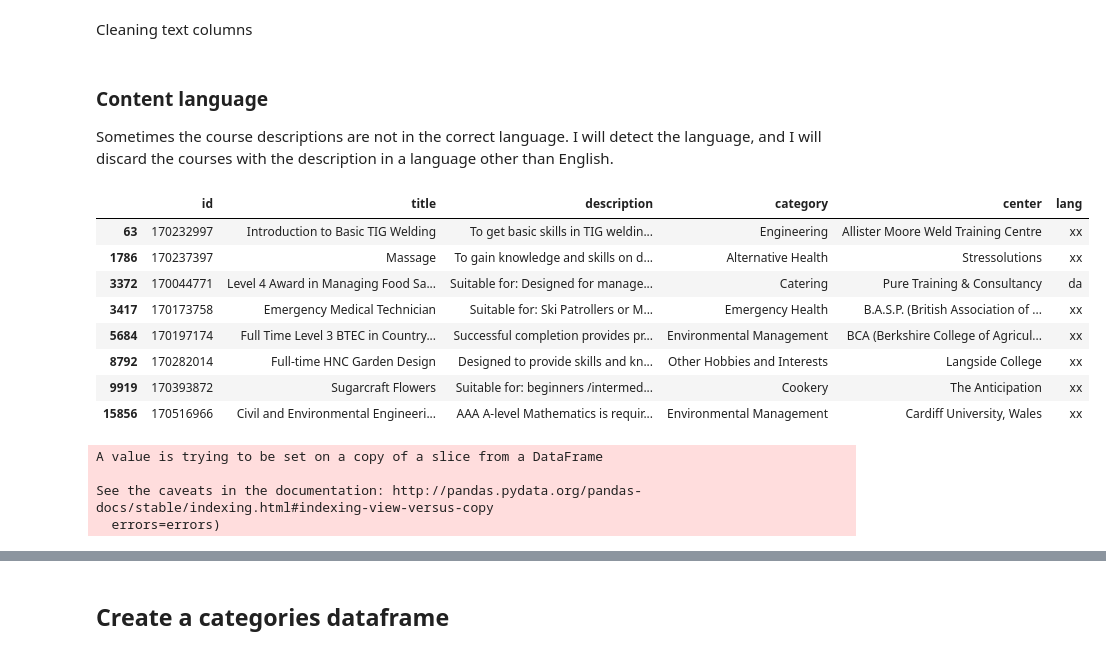
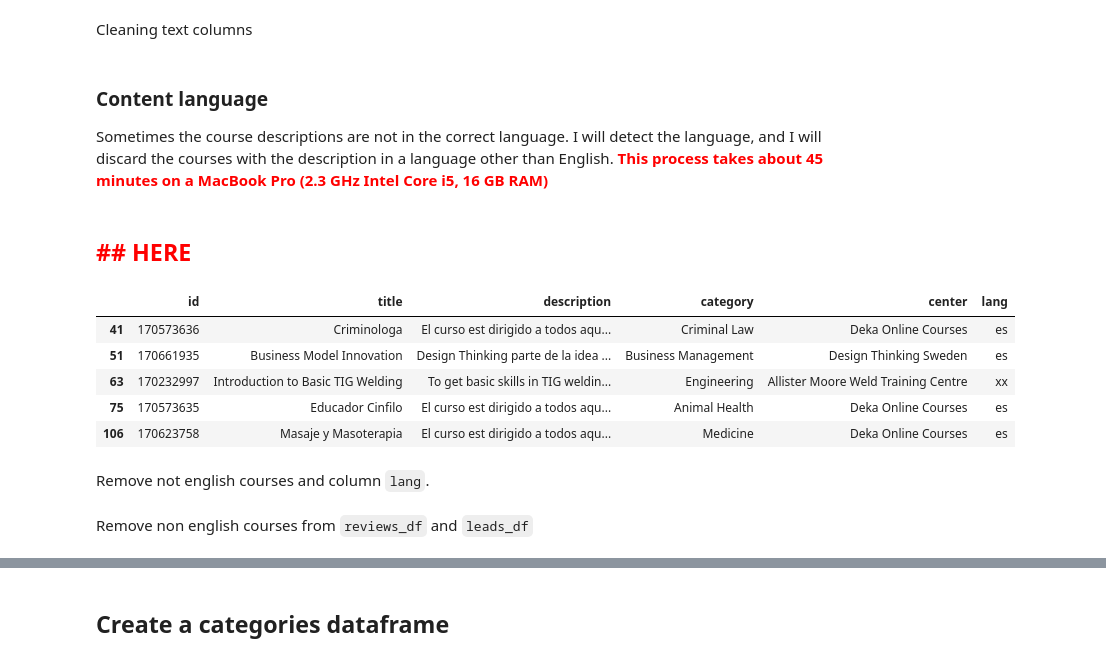
Before and after one commit to fdelgados/recommendations-web, a Jupyter notebook: notebooks/Extract Data.ipynb, the cells around one changed output, grey strips where cells are left out. Saved outputs shown, nothing was run; the diff lists cells and outputs as text; code cells hidden in the pictures.

```diff
--- a/notebooks/Extract Data.ipynb
+++ b/notebooks/Extract Data.ipynb
@@ -233,5 +203,0 @@ def get_c(df=reviews_df):
-# %%
-reviews_avg_rating = reviews_df.apply(average_rating, axis=1, args=(reviews_df,))
-reviews_df = pd.concat([reviews_df, reviews_avg_rating], axis=1)
-
-reviews_df.head()
@@ -268,11 +204,3 @@ def weighted_rating_average(row, C, m):
-# %%
-C = get_c(reviews_df)
-
-rating_average_s = reviews_df.apply(weighted_rating_average, axis=1, args=(C, 50))
-
-reviews_df = pd.concat([reviews_df, rating_average_s], axis=1)
-# %%
-reviews_df['num_reviews'] = reviews_df['num_reviews'].astype(int)
 # %%
 reviews_df.head()
 # %% [output]
@@ -287,14 +215,14 @@ reviews_df.head()
 
 I will create a dataframe of unique courses from the reviews and leads dataframes
 # %%
-course_info = ['course_id', 'course_title', 'course_description', 'course_category', 'center']
+keep_columns = ['course_id', 'course_title', 'course_description', 'course_category', 'center']
 
-courses_from_leads = leads_df[course_info].drop_duplicates('course_id')
-courses_from_reviews = reviews_df[course_info].drop_duplicates('course_id')
+courses_from_leads = leads_df[keep_columns].drop_duplicates('course_id')
+courses_from_reviews = reviews_df[keep_columns].drop_duplicates('course_id')
 
 courses_df = pd.merge(courses_from_leads, courses_from_reviews,
-                      left_on=course_info,
-                      right_on=course_info,
+                      left_on=keep_columns,
+                      right_on=keep_columns,
                       how='outer')
 
 courses_df.head()
@@ -337,7 +265,7 @@ courses_df['center'] = courses_df['center'].apply(clean_text)
 # %% [markdown]
 ### Content language
 
-Sometimes the course descriptions are not in the correct language. I will detect the language, and I will discard the courses with the description in a language other than English.
+Sometimes the course descriptions are not in the correct language. I will detect the language, and I will discard the courses with the description in a language other than English. <span style="color:red">**This process takes about 45 minutes on a MacBook Pro (2.3 GHz Intel Core i5, 16 GB RAM)**</span>
 # %%
 lang_detector = LangDetector()
 def get_lang(text):
@@ -355,25 +283,24 @@ def get_lang(text):
         return lang_detector.iso_639_1_code(text)
     except ValueError:
         return LangDetector.DEFAULT_LANGUAGE
+# %% [markdown]
+<h2 style="color:red">## HERE</h2>
 # %%
 courses_df['lang'] = courses_df['description'].apply(get_lang)
 # %%
-courses_df[courses_df['lang'] != 'en']
+not_english_courses = courses_df[courses_df['lang'] != 'en']
+not_english_courses.head()
 # %% [output]
 |  | id | title | description | category | center | lang |
+| 41 | 170573636 | Criminologa | El curso est dirigido a todos aqu... | Criminal Law | Deka Online Courses | es |
+| 51 | 170661935 | Business Model Innovation | Design Thinking parte de la idea ... | Business Management | Design Thinking Sweden | es |
 | 63 | 170232997 | Introduction to Basic TIG Welding | To get basic skills in TIG weldin... | Engineering | Allister Moore Weld Training Centre | xx |
-| 1786 | 170237397 | Massage | To gain knowledge and skills on d... | Alternative Health | Stressolutions | xx |
-| 3372 | 170044771 | Level 4 Award in Managing Food Sa... | Suitable for: Designed for manage... | Catering | Pure Training & Consultancy | da |
-| 3417 | 170173758 | Emergency Medical Technician | Suitable for: Ski Patrollers or M... | Emergency Health | B.A.S.P. (British Association of ... | xx |
-| 5684 | 170197174 | Full Time Level 3 BTEC in Country... | Successful completion provides pr... | Environmental Management | BCA (Berkshire College of Agricul... | xx |
-| 8792 | 170282014 | Full-time HNC Garden Design | Designed to provide skills and kn... | Other Hobbies and Interests | Langside College | xx |
-| 9919 | 170393872 | Sugarcraft Flowers | Suitable for: beginners /intermed... | Cookery | The Anticipation | xx |
-| 15856 | 170516966 | Civil and Environmental Engineeri... | AAA A-level Mathematics is requir... | Environmental Management | Cardiff University, Wales | xx |
+| 75 | 170573635 | Educador Cinfilo | El curso est dirigido a todos aqu... | Animal Health | Deka Online Courses | es |
+| 106 | 170623758 | Masaje y Masoterapia | El curso est dirigido a todos aqu... | Medicine | Deka Online Courses | es |
+# %% [markdown]
+Remove not english courses and column `lang`.
 # %%
-courses_df = courses_df[courses_df['lang'] == 'en']
+courses_df.drop(courses_df[courses_df['lang'] != 'en'].index, inplace=True)
 courses_df.drop('lang', axis=1, inplace=True)
-# %% [output]
-A value is trying to be set on a copy of a slice from a DataFrame
-
-See the caveats in the documentation: http://pandas.pydata.org/pandas-docs/stable/indexing.html#indexing-view-versus-copy
-  errors=errors)
+# %% [markdown]
+Remove non english courses from `reviews_df` and `leads_df`
```
Also changed, not shown: parts of 54 cells of this notebook, 1 other file.
